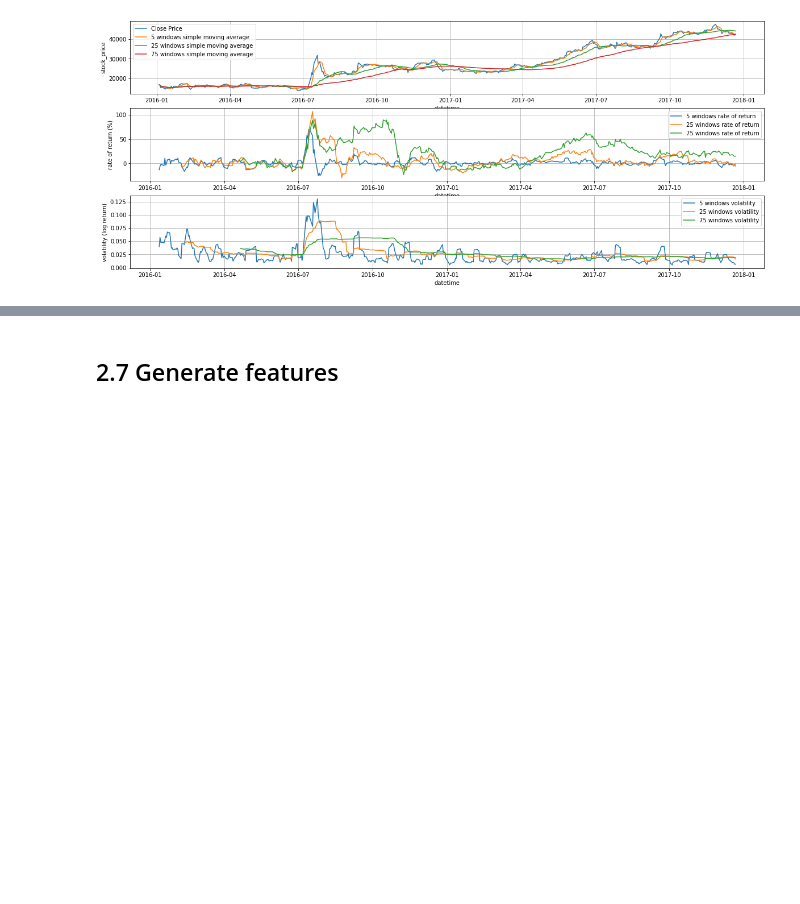
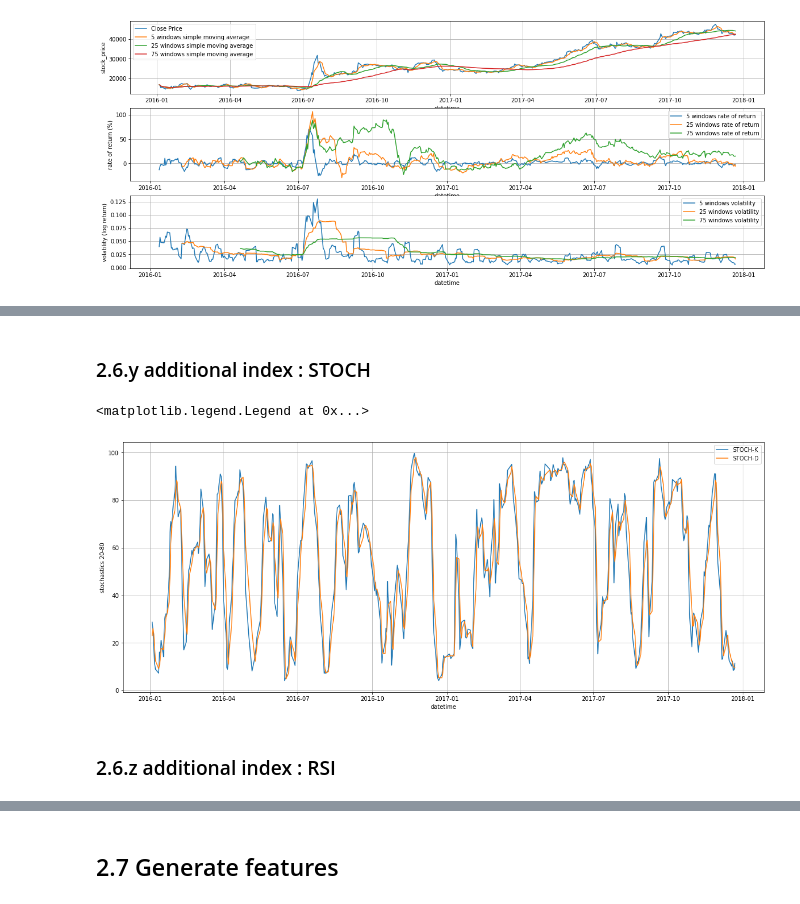
Before and after one commit to eritsi/signate_jquants_test, a Jupyter notebook: J-Quants_tutorial.ipynb, the cells around one changed output, grey strips where cells are left out. Saved outputs shown, nothing was run; the diff lists cells and outputs as text; code cells hidden in the pictures; blank space fills up the shorter version.

Commit message:
add STOCH, RSI

```diff
--- a/J-Quants_tutorial.ipynb
+++ b/J-Quants_tutorial.ipynb
@@ -515,0 +512,54 @@ ax.legend()
+# %% [markdown]
+### 2.6.y additional index : STOCH
+# %%
+price_data = dfs["stock_price"]
+
+# narrow down to a single stock code
+# skipped since already narrowed down when load a stock price data from Quandl.
+
+# delimited 2016:2019
+price_data = price_data["2015":"2019"].copy()
+
+# define SMA, EMA
+def sma(src, period):
+
+    return src.rolling(period, min_periods=1).mean()
+
+def ema(src, period):
+    ema = np.zeros(len(src))
+    ema[:] = np.nan # NaN initialize
+    ema[period-1] = src[:period].mean() # SMA for the first periods
+
+    for day in range(period, len(src)):
+        ema[day] = ema[day-1] + (src[day] - ema[day-1]) / (period + 1) * 2
+
+    return ema
+
+def stok(src, length):
+    stok = ((src["Close"] - src["Low"].rolling(length).min()) / (src["High"].rolling(length).max() - src["Low"].rolling(length).min())) * 100
+
+    return stok
+
+# calculate stochastics
+length = 14
+period = 3
+cols = []
+
+price_data["STOCH-K"] = sma(stok(price_data, length), period)
+price_data["STOCH-D"] = sma(price_data["STOCH-K"], period)
+price_data = price_data["2016":"2019"].copy()
+
+# plot
+fig, ax = plt.subplots(figsize=(20, 8))
+
+for col in ["STOCH-K", "STOCH-D"]:
+    ax.plot(price_data[col], label=col)
+ax.set_ylabel("stochastics 20-80")
+ax.set_xlabel("datetime")
+ax.grid(True)
+ax.legend()
+# %% [output]
+<matplotlib.legend.Legend at 0x...>
+[figure, added]
+# %% [markdown]
+### 2.6.z additional index : RSI
```
Also changed, not shown: parts of 15 cells of this notebook.
